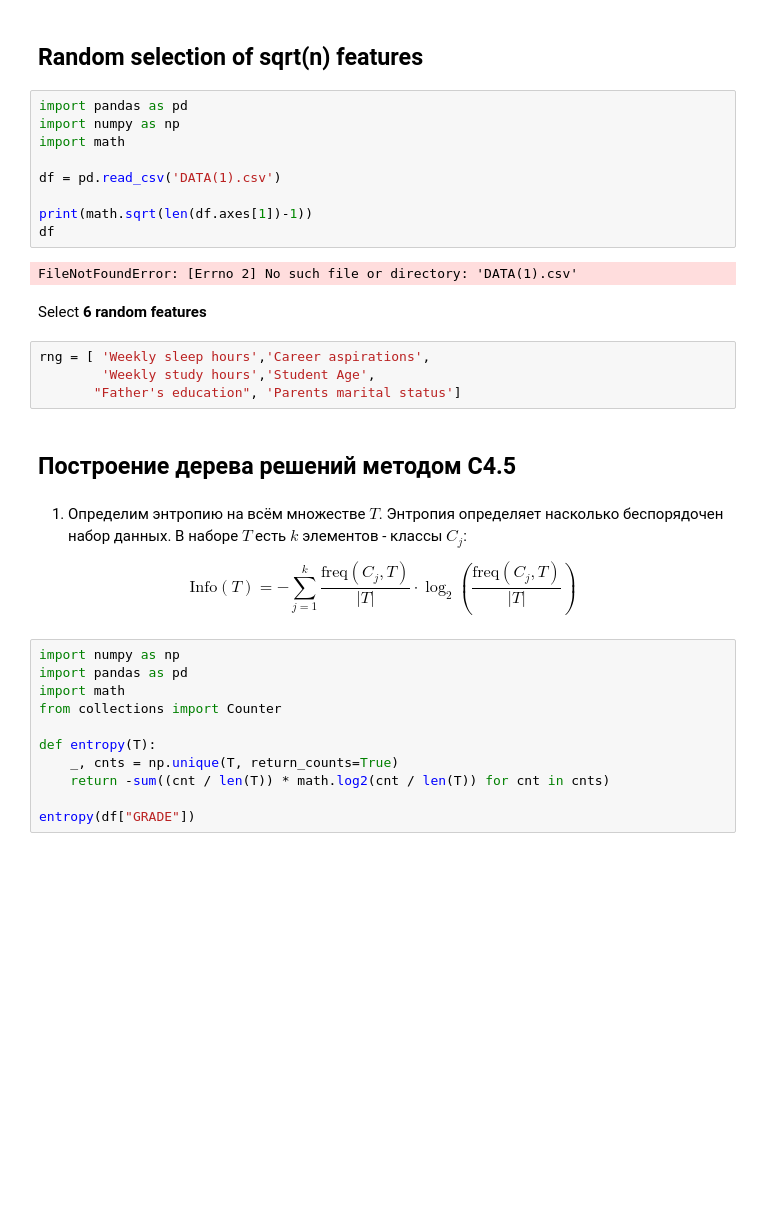
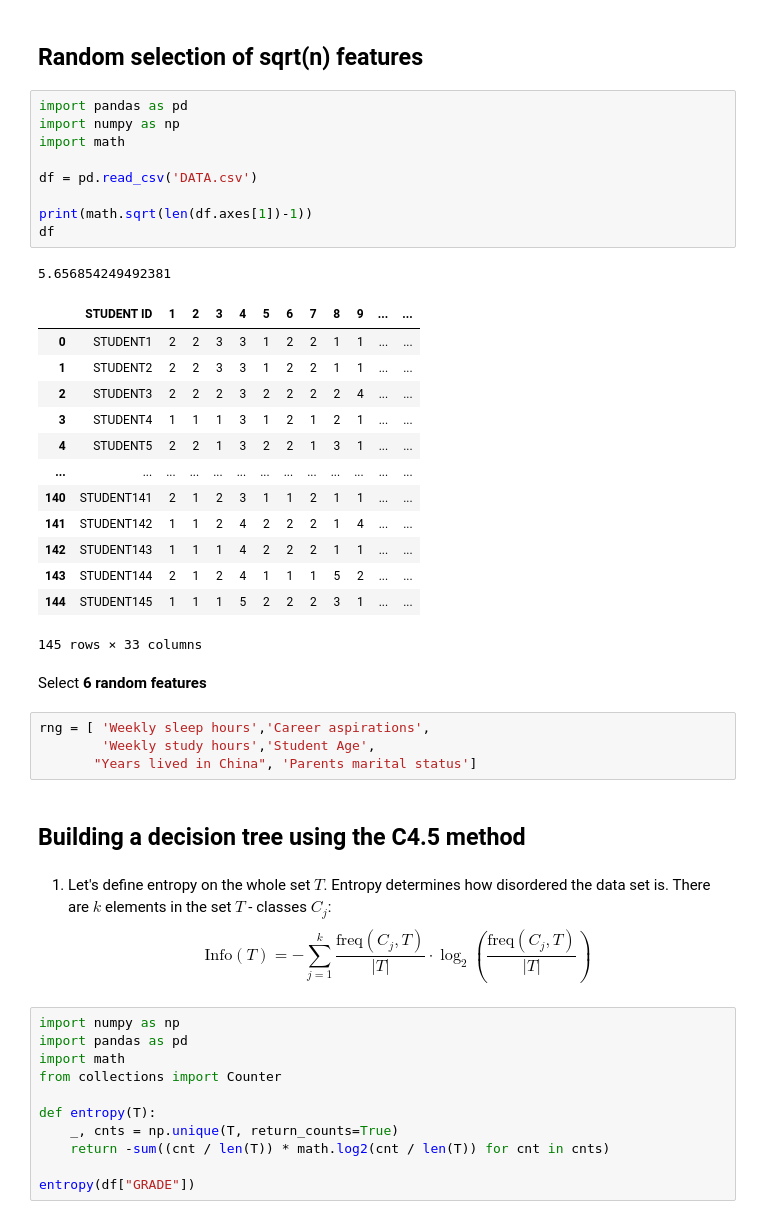
Before and after one commit to QuinnMaii/lab5-ai-sys, a Jupyter notebook: lab5.ipynb, the cells around one changed output. Drawn from its saved outputs; the diff is of its cells as text; blank space fills up the shorter version.

```diff
--- a/lab5.ipynb
+++ b/lab5.ipynb
@@ -3,25 +3,37 @@
 # %%
 import pandas as pd
 import numpy as np
 import math
 
-df = pd.read_csv('DATA(1).csv')
+df = pd.read_csv('DATA.csv')
 
 print(math.sqrt(len(df.axes[1])-1))
 df
 # %% [output]
-FileNotFoundError: [Errno 2] No such file or directory: 'DATA(1).csv'
+5.656854249492381
+|  | STUDENT ID | 1 | 2 | 3 | 4 | 5 | 6 | 7 | 8 | 9 | ... | ... |
+| 0 | STUDENT1 | 2 | 2 | 3 | 3 | 1 | 2 | 2 | 1 | 1 | ... | ... |
+| 1 | STUDENT2 | 2 | 2 | 3 | 3 | 1 | 2 | 2 | 1 | 1 | ... | ... |
+| 2 | STUDENT3 | 2 | 2 | 2 | 3 | 2 | 2 | 2 | 2 | 4 | ... | ... |
+| 3 | STUDENT4 | 1 | 1 | 1 | 3 | 1 | 2 | 1 | 2 | 1 | ... | ... |
+| 4 | STUDENT5 | 2 | 2 | 1 | 3 | 2 | 2 | 1 | 3 | 1 | ... | ... |
+| ... | ... | ... | ... | ... | ... | ... | ... | ... | ... | ... | ... | ... |
+| 140 | STUDENT141 | 2 | 1 | 2 | 3 | 1 | 1 | 2 | 1 | 1 | ... | ... |
+| 141 | STUDENT142 | 1 | 1 | 2 | 4 | 2 | 2 | 2 | 1 | 4 | ... | ... |
+| 142 | STUDENT143 | 1 | 1 | 1 | 4 | 2 | 2 | 2 | 1 | 1 | ... | ... |
+| 143 | STUDENT144 | 2 | 1 | 2 | 4 | 1 | 1 | 1 | 5 | 2 | ... | ... |
+| 144 | STUDENT145 | 1 | 1 | 1 | 5 | 2 | 2 | 2 | 3 | 1 | ... | ... |
+145 rows × 33 columns
 # %% [markdown]
 Select **6 random features**
 # %%
 rng = [ 'Weekly sleep hours','Career aspirations',
         'Weekly study hours','Student Age',
-       "Father's education", 'Parents marital status']
+       "Years lived in China", 'Parents marital status']
 # %% [markdown]
-## Построение дерева решений методом C4.5
+## Building a decision tree using the C4.5 method
 # %% [markdown]
-1. Определим энтропию на всём множестве $T$. Энтропия определяет насколько беспорядочен набор данных. В наборе $T$ есть $k$ элементов - классы $C_j$:
-
+1. Let's define entropy on the whole set $T$. Entropy determines how disordered the data set is. There are $k$ elements in the set $T$ - classes $C_j$:
 $$
 \text{Info}(T) = -\sum_{j=1}^k \frac{\text{freq}(C_j, T)}{|T|} \cdot \log_2 \left(\frac{\text{freq}(C_j, T)}{|T|}\right)
 $$
```
Also changed, not shown: parts of 13 cells of this notebook.
